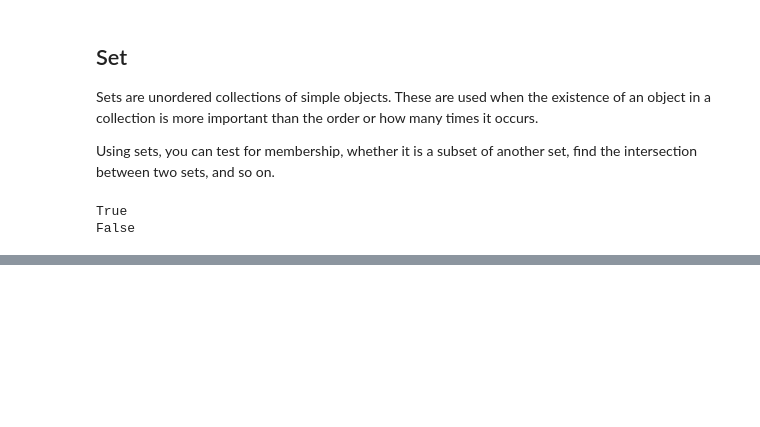
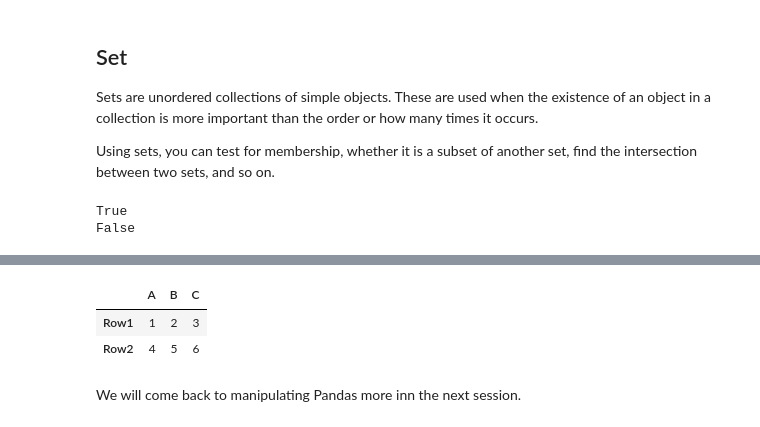
Before and after one commit to Chau999/python_course, a Jupyter notebook: Python Workshop for MBAs - Data Structures and Algorithms.ipynb, the cells around one changed output, grey strips where cells are left out. Drawn from its saved outputs; the diff is of its cells as text; code cells hidden in the pictures; blank space fills up the shorter version.

```diff
--- a/Python Workshop for MBAs - Data Structures and Algorithms.ipynb
+++ b/Python Workshop for MBAs - Data Structures and Algorithms.ipynb
@@ -134,0 +212,12 @@ False
+# %%
+# Setup column names
+df.columns = ["A", "B", "C"]
+df.index = ["Row1", "Row2"]
+
+df
+# %% [output]
+|  | A | B | C |
+| Row1 | 1 | 2 | 3 |
+| Row2 | 4 | 5 | 6 |
+# %% [markdown]
+We will come back to manipulating Pandas more inn the next session.
```
Also changed, not shown: parts of 26 cells of this notebook.
